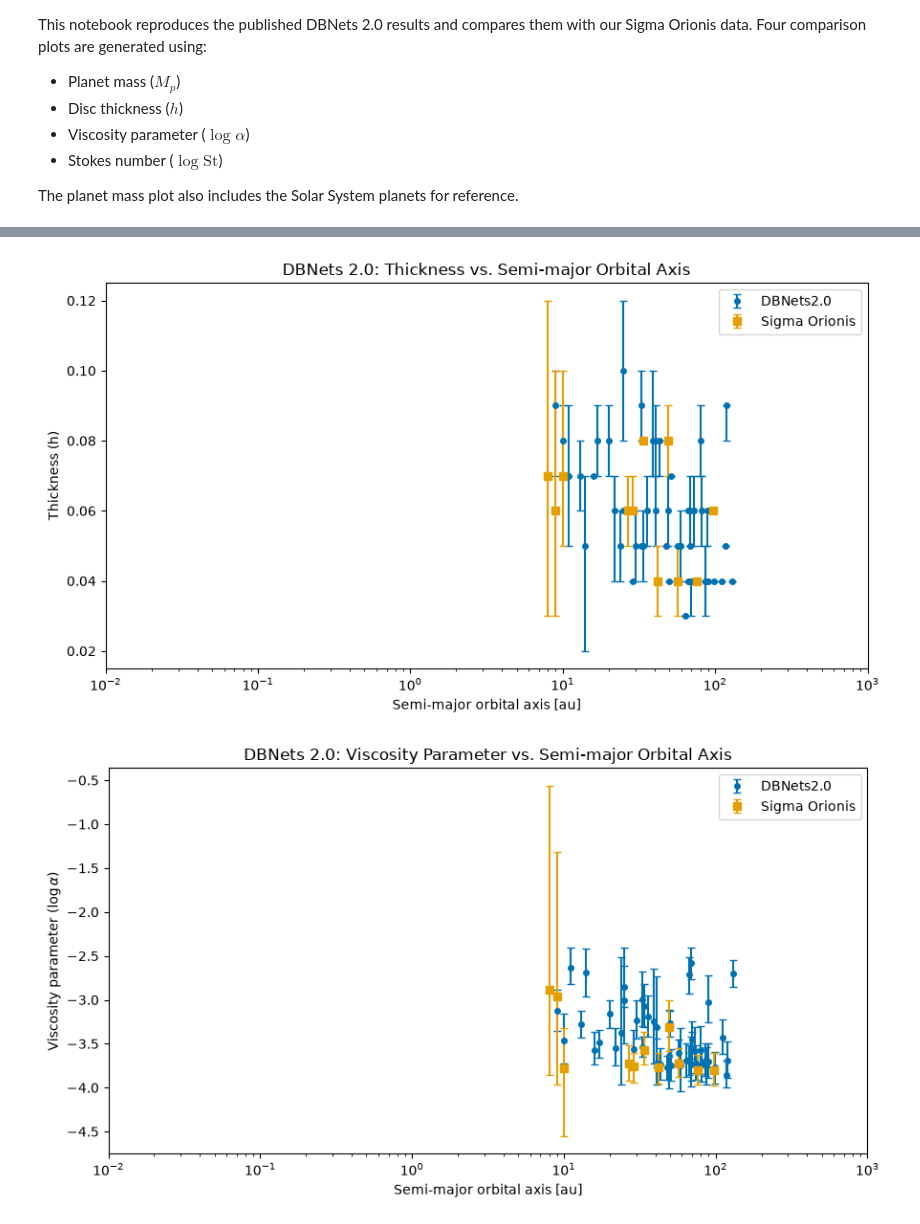
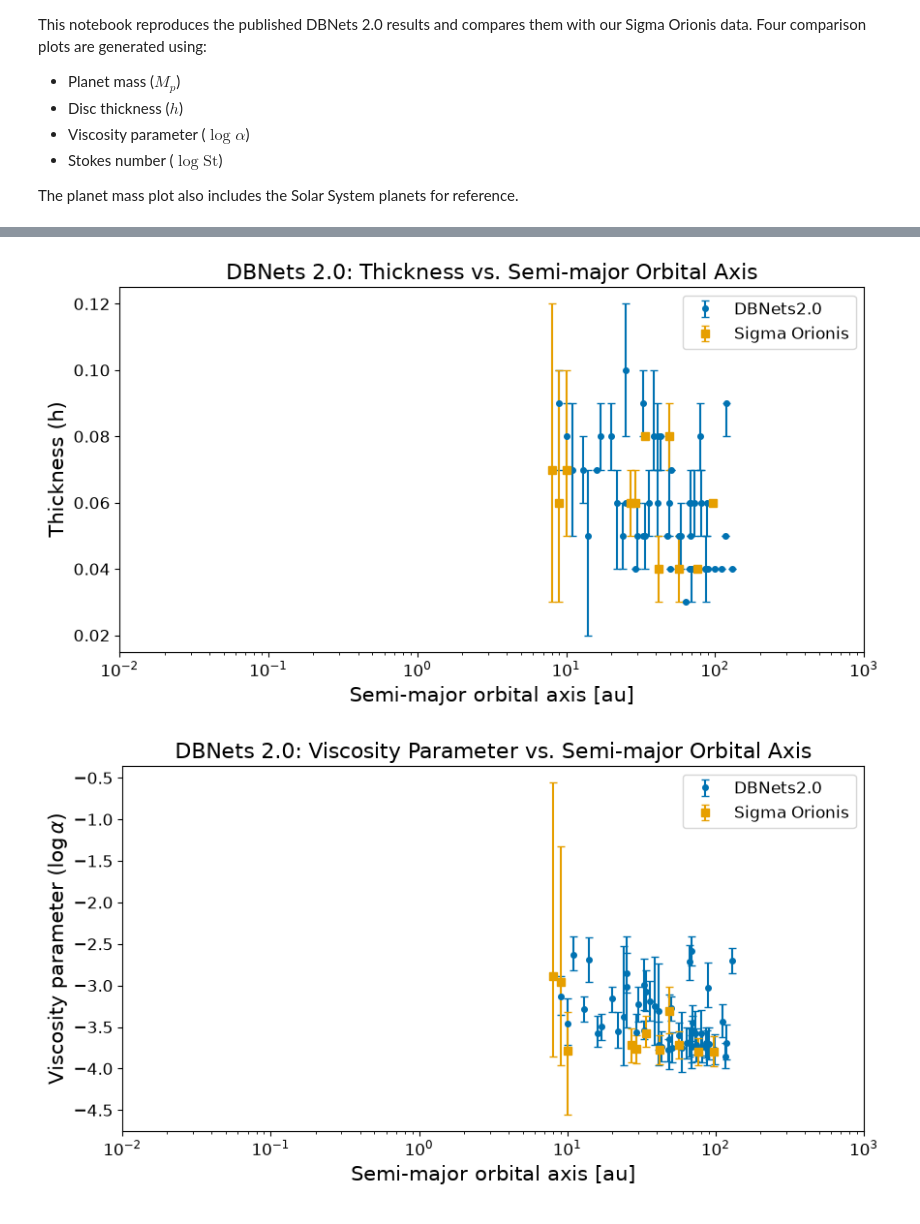
Before and after one commit to KaileyLiou/sigma-orionis-dbnets, a Jupyter notebook: notebooks/dbnets_sigma_orionis_comparison_plots.ipynb, the cells around one changed output, grey strips where cells are left out. Drawn from its saved outputs; the diff is of its cells as text; code cells hidden in the pictures.

```diff
--- a/notebooks/dbnets_sigma_orionis_comparison_plots.ipynb
+++ b/notebooks/dbnets_sigma_orionis_comparison_plots.ipynb
@@ -11,6 +11,15 @@ The planet mass plot also includes the Solar System planets for reference.
 # %%
 import pandas as pd
 import matplotlib.pyplot as plt
+
+plt.rcParams.update({
+    "font.size": 14,
+    "axes.titlesize": 16,
+    "axes.labelsize": 15,
+    "xtick.labelsize": 12,
+    "ytick.labelsize": 12,
+    "legend.fontsize": 12
+})
 
 df = pd.read_csv("/Users/kaileyliou/Documents/sigma-orionis-dbnets/data/DBNets 2.0 Data - Sheet1.csv")
 
@@ -46,5 +55,6 @@ plt.ylabel("Planet mass [$M_J$]")
 plt.title("DBNets 2.0: Planet Mass vs. Semi-major Orbital Axis")
 
 plt.tight_layout()
+plt.savefig("plot_1_mp.png", dpi=600, bbox_inches="tight")
 plt.show()
 # %% [output]
@@ -52,40 +62,59 @@ plt.show()
 # %%
 import pandas as pd
 import matplotlib.pyplot as plt
+
+plt.rcParams.update({
+    "font.size": 14,
+    "axes.titlesize": 16,
+    "axes.labelsize": 15,
+    "xtick.labelsize": 12,
+    "ytick.labelsize": 12,
+    "legend.fontsize": 12
+})
 
 df = pd.read_csv("/Users/kaileyliou/Documents/sigma-orionis-dbnets/data/DBNets 2.0 Data - Sheet1.csv")
 
 distance = df["a_au"]
 value = df["h"]
 
 lower_error = df["h_lower"]
 upper_error = df["h_upper"]
 
 plt.figure(figsize=(9,5))
 
 plt.errorbar(distance, value, yerr=[lower_error, upper_error], fmt='o', markersize=4, capsize=3, label="DBNets2.0", color="#0072B2")
 
 sigma_orionis = pd.read_csv("/Users/kaileyliou/Documents/sigma-orionis-dbnets/data/Sigma Orionis DBNets Values - Sheet1.csv")
 plt.errorbar(sigma_orionis["Rp (au)"], sigma_orionis["h0"], yerr=[sigma_orionis["h0 Error -"], sigma_orionis["h0 Error +"]], fmt='s', markersize=6, capsize=3, label="Sigma Orionis", color="#E69F00")
 
 plt.legend()
 
 plt.xscale("log")
 
 plt.xlim(1e-2, 1e3)
 
 plt.xlabel("Semi-major orbital axis [au]")
 plt.ylabel("Thickness (h)")
 
 plt.title("DBNets 2.0: Thickness vs. Semi-major Orbital Axis")
 
 plt.tight_layout()
+plt.savefig("plot_2_h.png", dpi=600, bbox_inches="tight")
 plt.show()
 # %% [output]
-[figure, old version]
+[figure, new version]
 # %%
 import pandas as pd
 import matplotlib.pyplot as plt
+
+plt.rcParams.update({
+    "font.size": 14,
+    "axes.titlesize": 16,
+    "axes.labelsize": 15,
+    "xtick.labelsize": 12,
+    "ytick.labelsize": 12,
+    "legend.fontsize": 12
+})
 
 df = pd.read_csv("/Users/kaileyliou/Documents/sigma-orionis-dbnets/data/DBNets 2.0 Data - Sheet1.csv")
 
@@ -114,9 +143,10 @@ plt.ylabel(r"Viscosity parameter ($\log \alpha$)")
 plt.title("DBNets 2.0: Viscosity Parameter vs. Semi-major Orbital Axis")
 
 plt.tight_layout()
+plt.savefig("plot_3_log_a.png", dpi=600, bbox_inches="tight")
 plt.show()
 # %% [output]
-[figure, old version]
+[figure, new version]
 # %%
 import pandas as pd
 import matplotlib.pyplot as plt
```
Also changed, not shown: parts of 2 cells of this notebook, 4 other files.
